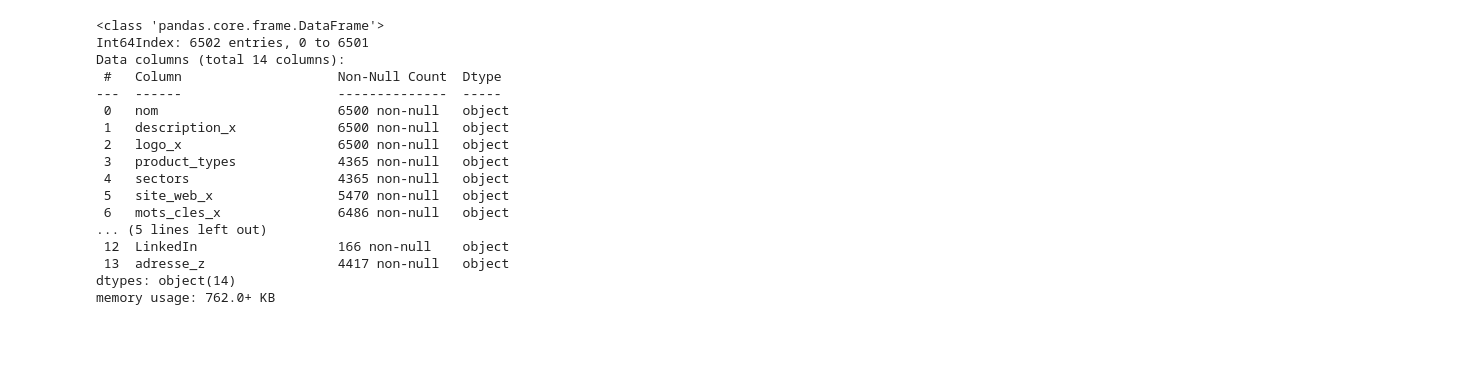
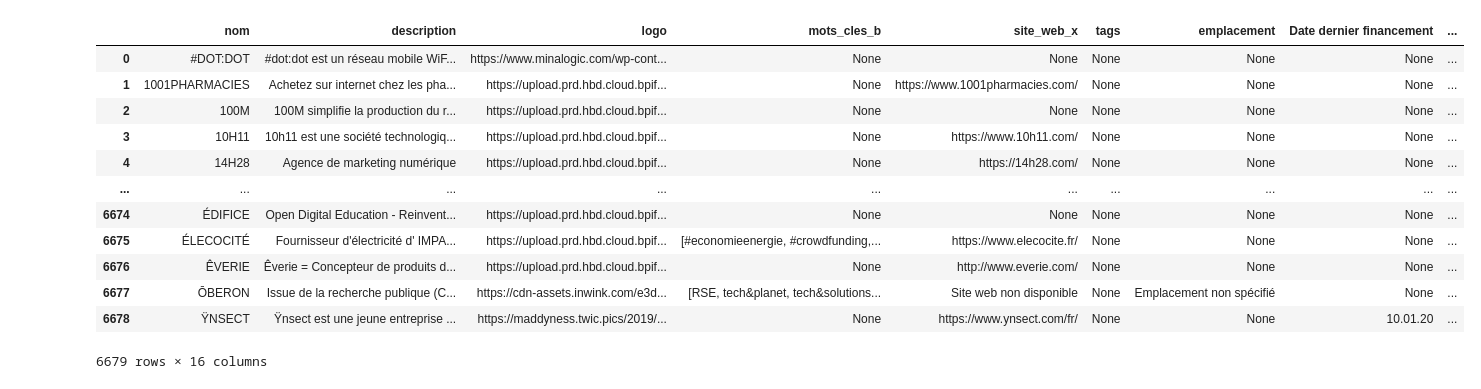
Before and after one commit to Damdam86/WildTech, a Jupyter notebook: merge.ipynb, the cells around one changed output. Cells and saved outputs as stored; diff of their text form; code cells hidden in the pictures; blank space fills up the shorter version.

Commit message:
maj data

```diff
--- a/merge.ipynb
+++ b/merge.ipynb
@@ -123,20 +233,0 @@ merged_df
-# %%
-merged_df.info()
-# %% [output]
-<class 'pandas.core.frame.DataFrame'>
-Int64Index: 6502 entries, 0 to 6501
-Data columns (total 14 columns):
- #   Column                    Non-Null Count  Dtype
----  ------                    --------------  -----
- 0   nom                       6500 non-null   object
- 1   description_x             6500 non-null   object
- 2   logo_x                    6500 non-null   object
- 3   product_types             4365 non-null   object
- 4   sectors                   4365 non-null   object
- 5   site_web_x                5470 non-null   object
- 6   mots_cles_x               6486 non-null   object
-... (5 lines left out)
- 12  LinkedIn                  166 non-null    object
- 13  adresse_z                 4417 non-null   object
-dtypes: object(14)
-memory usage: 762.0+ KB
@@ -143,3 +236,20 @@ memory usage: 762.0+ KB
+# %%
+#Identification des doublons
+merged_df
+# %% [output]
+|  | nom | description | logo | mots_cles_b | site_web_x | tags | emplacement | Date dernier financement | ... |
+| 0 | #DOT:DOT | #dot:dot est un réseau mobile WiF... | https://www.minalogic.com/wp-cont... | None | None | None | None | None | ... |
+| 1 | 1001PHARMACIES | Achetez sur internet chez les pha... | https://upload.prd.hbd.cloud.bpif... | None | https://www.1001pharmacies.com/ | None | None | None | ... |
+| 2 | 100M | 100M simplifie la production du r... | https://upload.prd.hbd.cloud.bpif... | None | None | None | None | None | ... |
+| 3 | 10H11 | 10h11 est une société technologiq... | https://upload.prd.hbd.cloud.bpif... | None | https://www.10h11.com/ | None | None | None | ... |
+| 4 | 14H28 | Agence de marketing numérique | https://upload.prd.hbd.cloud.bpif... | None | https://14h28.com/ | None | None | None | ... |
+| ... | ... | ... | ... | ... | ... | ... | ... | ... | ... |
+| 6674 | ÉDIFICE | Open Digital Education - Reinvent... | https://upload.prd.hbd.cloud.bpif... | None | None | None | None | None | ... |
+| 6675 | ÉLECOCITÉ | Fournisseur d'électricité d' IMPA... | https://upload.prd.hbd.cloud.bpif... | [#economieenergie, #crowdfunding,... | https://www.elecocite.fr/ | None | None | None | ... |
+| 6676 | ÊVERIE | Êverie = Concepteur de produits d... | https://upload.prd.hbd.cloud.bpif... | None | http://www.everie.com/ | None | None | None | ... |
+| 6677 | ŌBERON | Issue de la recherche publique (C... | https://cdn-assets.inwink.com/e3d... | [RSE, tech&planet, tech&solutions... | Site web non disponible | None | Emplacement non spécifié | None | ... |
+| 6678 | ŸNSECT | Ÿnsect est une jeune entreprise ... | https://maddyness.twic.pics/2019/... | None | https://www.ynsect.com/fr/ | None | None | 10.01.20 | ... |
+6679 rows × 16 columns
 # %%
 merged_df.describe().T
 # %% [output]
```
Also changed, not shown: parts of 21 cells of this notebook, 22 other files.
